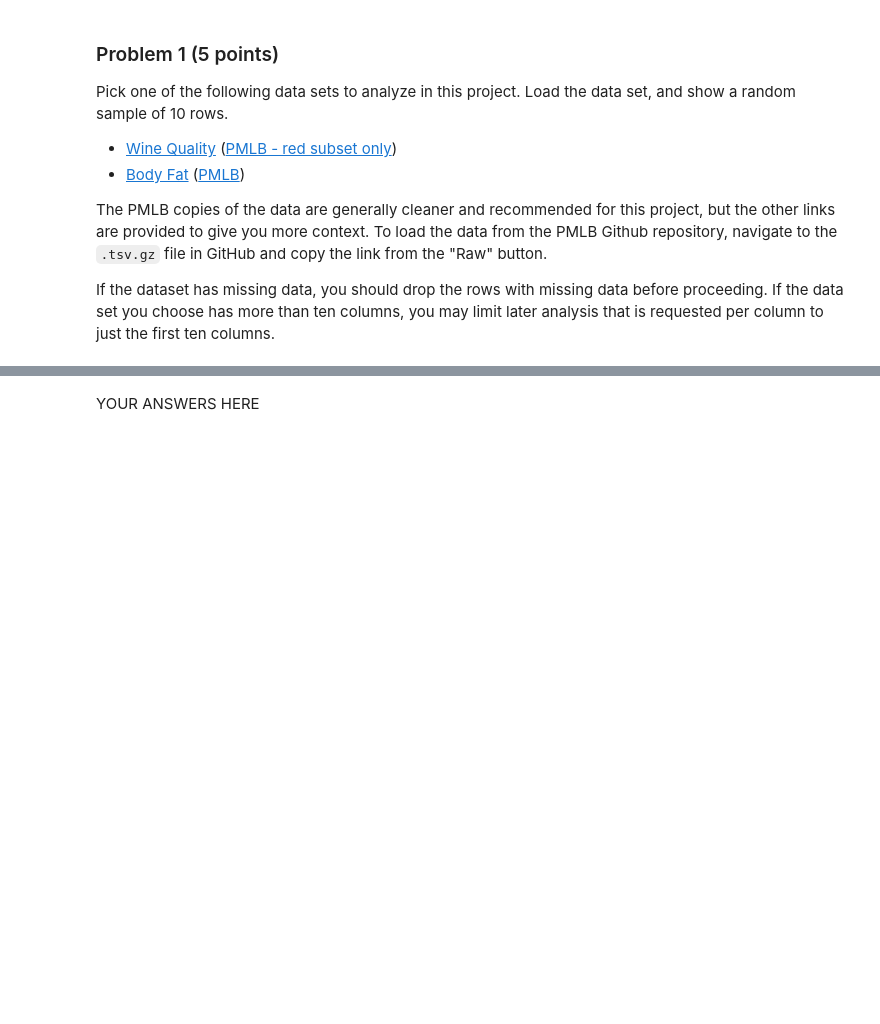
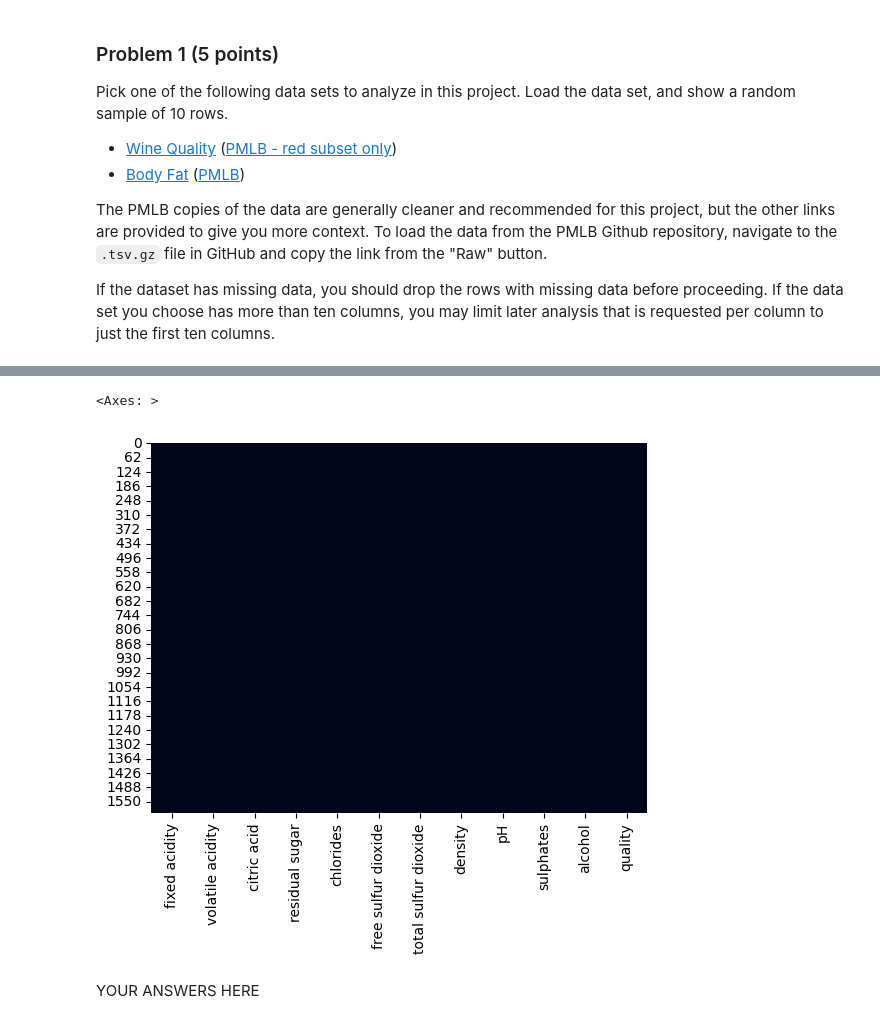
Before and after one commit to tware5-star/dx602-final-project, a Jupyter notebook: project.ipynb, the cells around one changed output, grey strips where cells are left out. Cells and saved outputs as stored; diff of their text form; code cells hidden in the pictures; blank space fills up the shorter version.

```diff
--- a/project.ipynb
+++ b/project.ipynb
@@ -125,3 +140,9 @@ np.int64(0)
+# %%
+## Thought it would be fun to visualize the lack of nulls
+sns.heatmap(df.isnull(), cbar=False)
+# %% [output]
+<Axes: >
+[figure, added]
 # %% [markdown]
 YOUR ANSWERS HERE
 # %% [markdown]
```
Also changed, not shown: parts of 3 cells of this notebook.
